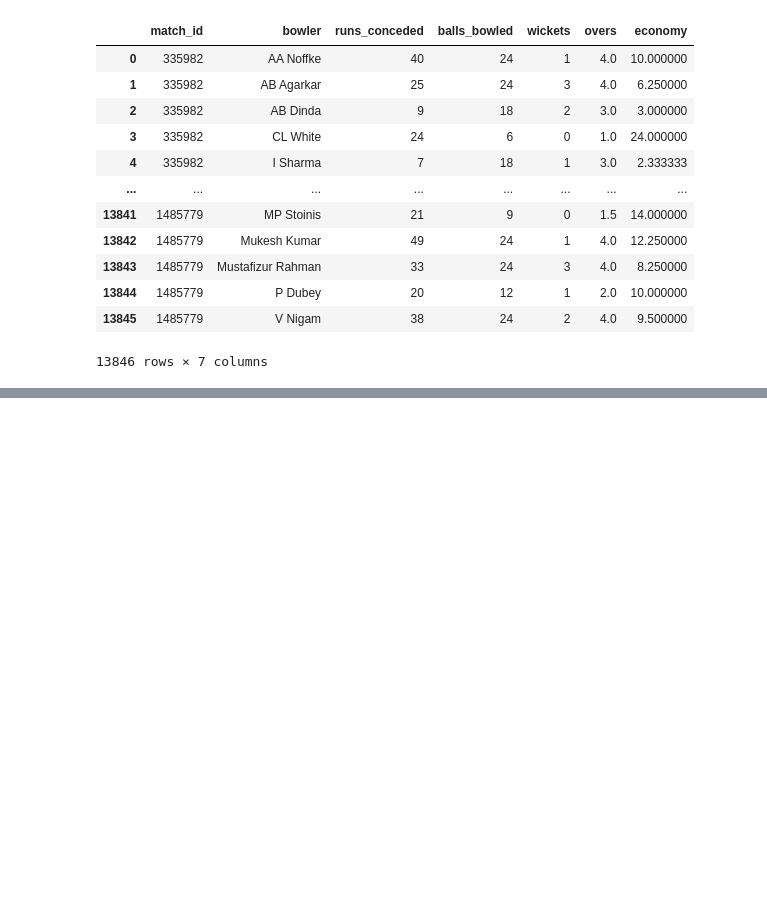
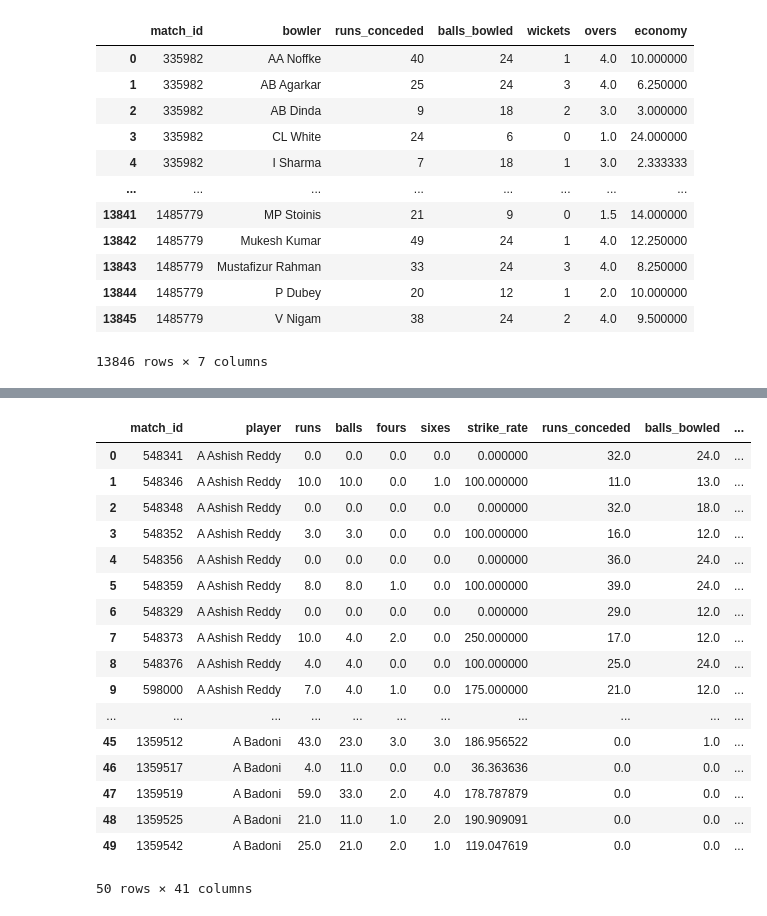
Before and after one commit to GuptaNidhish/FantasyTeamPredictor, a Jupyter notebook: notebooks/EDA.ipynb, the cells around one changed output, grey strips where cells are left out. Saved outputs shown, nothing was run; the diff lists cells and outputs as text; code cells hidden in the pictures; blank space fills up the shorter version.

```diff
--- a/notebooks/EDA.ipynb
+++ b/notebooks/EDA.ipynb
@@ -123,0 +1396,2 @@ bowler_df
+# %%
+venue_avg_runs = match_runs.groupby("venue")["total_match_runs"].mean()
@@ -123,0 +1418,4 @@ bowler_df
+# %%
+overall_avg_runs = match_runs["total_match_runs"].mean()
+# %%
+venue_run_factor = venue_avg_runs / overall_avg_runs
@@ -123,0 +1442,23 @@ bowler_df
+# %%
+player_match_df["venue_run_factor"] = player_match_df["venue"].map(venue_run_factor)
+# %%
+player_match_df.head(50)
+# %% [output]
+|  | match_id | player | runs | balls | fours | sixes | strike_rate | runs_conceded | balls_bowled | ... |
+| 0 | 548341 | A Ashish Reddy | 0.0 | 0.0 | 0.0 | 0.0 | 0.000000 | 32.0 | 24.0 | ... |
+| 1 | 548346 | A Ashish Reddy | 10.0 | 10.0 | 0.0 | 1.0 | 100.000000 | 11.0 | 13.0 | ... |
+| 2 | 548348 | A Ashish Reddy | 0.0 | 0.0 | 0.0 | 0.0 | 0.000000 | 32.0 | 18.0 | ... |
+| 3 | 548352 | A Ashish Reddy | 3.0 | 3.0 | 0.0 | 0.0 | 100.000000 | 16.0 | 12.0 | ... |
+| 4 | 548356 | A Ashish Reddy | 0.0 | 0.0 | 0.0 | 0.0 | 0.000000 | 36.0 | 24.0 | ... |
+| 5 | 548359 | A Ashish Reddy | 8.0 | 8.0 | 1.0 | 0.0 | 100.000000 | 39.0 | 24.0 | ... |
+| 6 | 548329 | A Ashish Reddy | 0.0 | 0.0 | 0.0 | 0.0 | 0.000000 | 29.0 | 12.0 | ... |
+| 7 | 548373 | A Ashish Reddy | 10.0 | 4.0 | 2.0 | 0.0 | 250.000000 | 17.0 | 12.0 | ... |
+| 8 | 548376 | A Ashish Reddy | 4.0 | 4.0 | 0.0 | 0.0 | 100.000000 | 25.0 | 24.0 | ... |
+| 9 | 598000 | A Ashish Reddy | 7.0 | 4.0 | 1.0 | 0.0 | 175.000000 | 21.0 | 12.0 | ... |
+| ... | ... | ... | ... | ... | ... | ... | ... | ... | ... | ... |
+| 45 | 1359512 | A Badoni | 43.0 | 23.0 | 3.0 | 3.0 | 186.956522 | 0.0 | 1.0 | ... |
+| 46 | 1359517 | A Badoni | 4.0 | 11.0 | 0.0 | 0.0 | 36.363636 | 0.0 | 0.0 | ... |
+| 47 | 1359519 | A Badoni | 59.0 | 33.0 | 2.0 | 4.0 | 178.787879 | 0.0 | 0.0 | ... |
+| 48 | 1359525 | A Badoni | 21.0 | 11.0 | 1.0 | 2.0 | 190.909091 | 0.0 | 0.0 | ... |
+| 49 | 1359542 | A Badoni | 25.0 | 21.0 | 2.0 | 1.0 | 119.047619 | 0.0 | 0.0 | ... |
+50 rows × 41 columns
```
Also changed, not shown: parts of 141 cells of this notebook, 2 other files.
